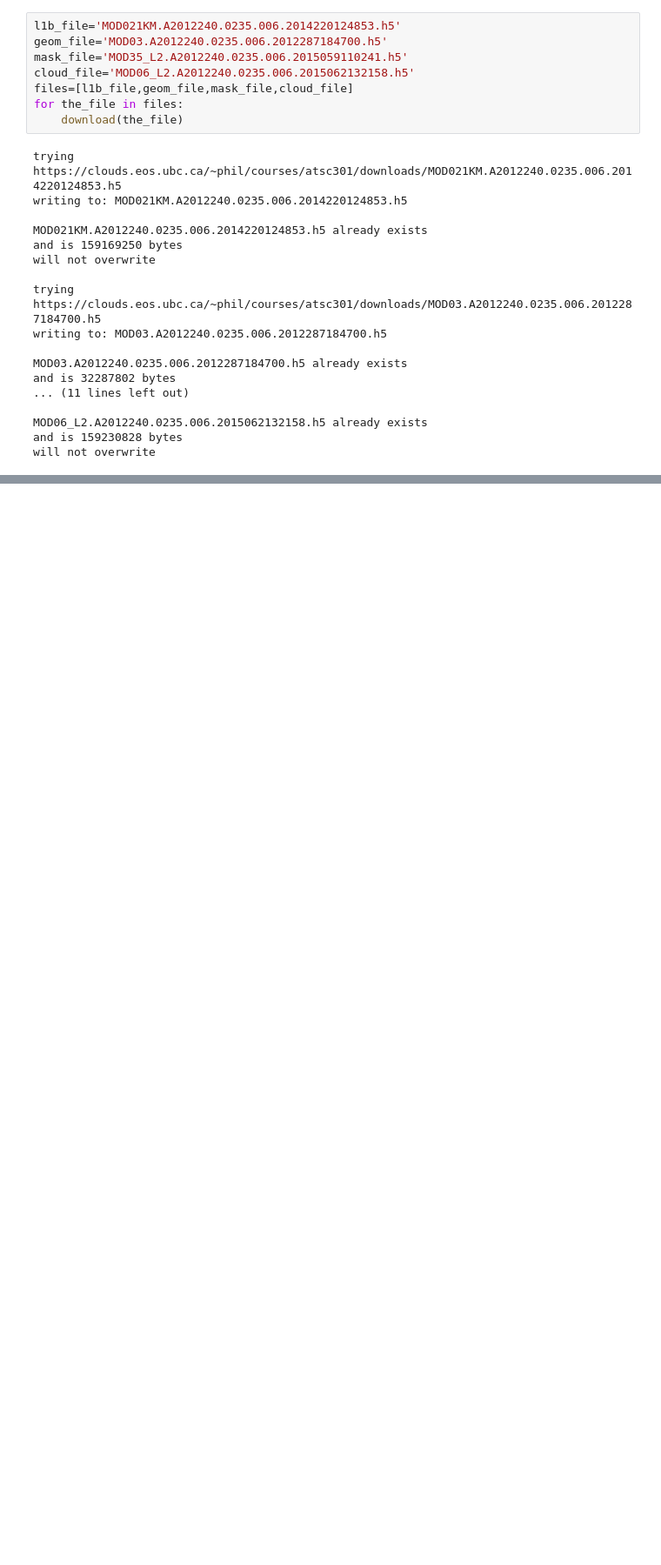
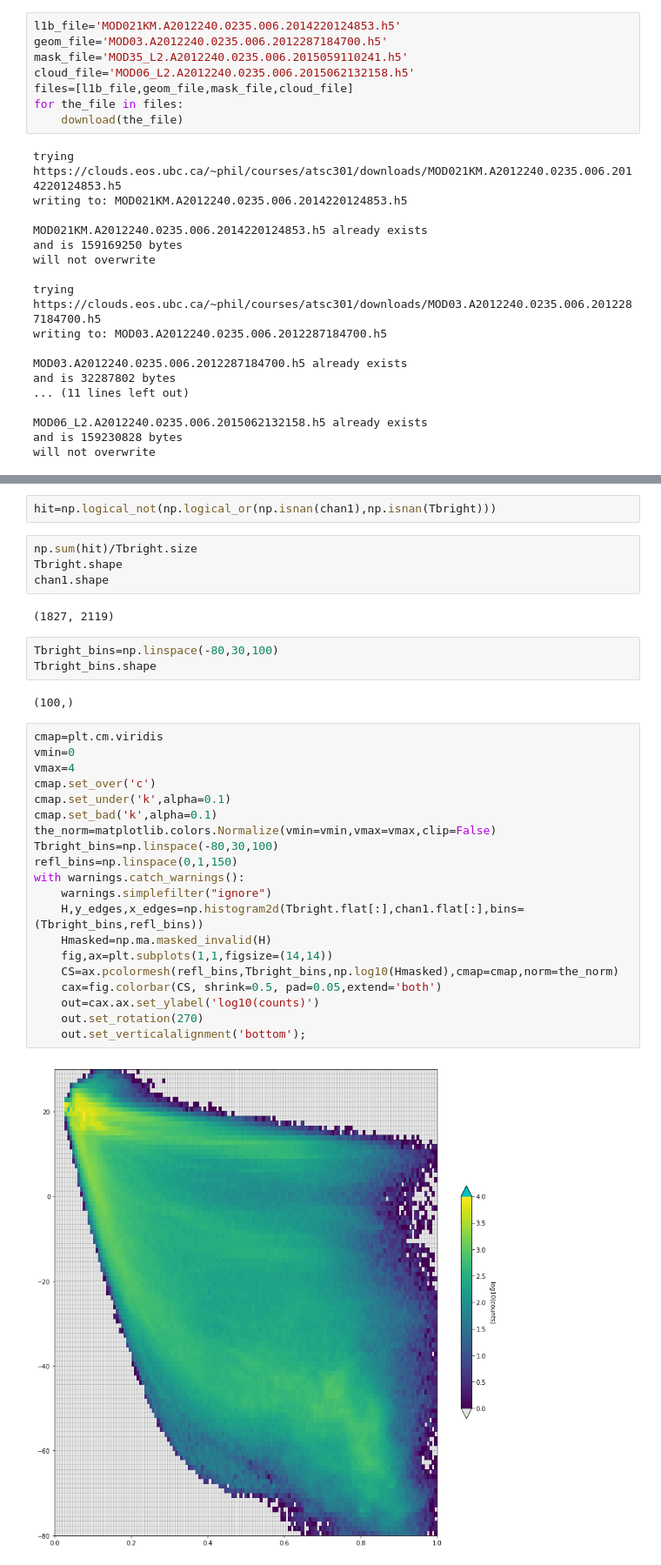
Before and after one commit to phaustin/e582, a Jupyter notebook: notebooks/hist2d_problem.ipynb, the cells around one changed output, grey strips where cells are left out. Shown at 87% size. Drawn from its saved outputs; the diff is of its cells as text; blank space fills up the shorter version.

```diff
--- a/notebooks/hist2d_problem.ipynb
+++ b/notebooks/hist2d_problem.ipynb
@@ -37,0 +118,35 @@ will not overwrite
+# %%
+hit=np.logical_not(np.logical_or(np.isnan(chan1),np.isnan(Tbright)))
+# %%
+np.sum(hit)/Tbright.size
+Tbright.shape
+chan1.shape
+# %% [output]
+(1827, 2119)
+# %%
+Tbright_bins=np.linspace(-80,30,100)
+Tbright_bins.shape
+# %% [output]
+(100,)
+# %%
+cmap=plt.cm.viridis
+vmin=0
+vmax=4
+cmap.set_over('c')
+cmap.set_under('k',alpha=0.1)
+cmap.set_bad('k',alpha=0.1)
+the_norm=matplotlib.colors.Normalize(vmin=vmin,vmax=vmax,clip=False)
+Tbright_bins=np.linspace(-80,30,100)
+refl_bins=np.linspace(0,1,150)
+with warnings.catch_warnings():
+    warnings.simplefilter("ignore")
+    H,y_edges,x_edges=np.histogram2d(Tbright.flat[:],chan1.flat[:],bins=(Tbright_bins,refl_bins))
+    Hmasked=np.ma.masked_invalid(H)
+    fig,ax=plt.subplots(1,1,figsize=(14,14))
+    CS=ax.pcolormesh(refl_bins,Tbright_bins,np.log10(Hmasked),cmap=cmap,norm=the_norm)
+    cax=fig.colorbar(CS, shrink=0.5, pad=0.05,extend='both')
+    out=cax.ax.set_ylabel('log10(counts)')
+    out.set_rotation(270)
+    out.set_verticalalignment('bottom');
+# %% [output]
+[figure, added]
```
Also changed, not shown: parts of 7 cells of this notebook, 11 other files.
